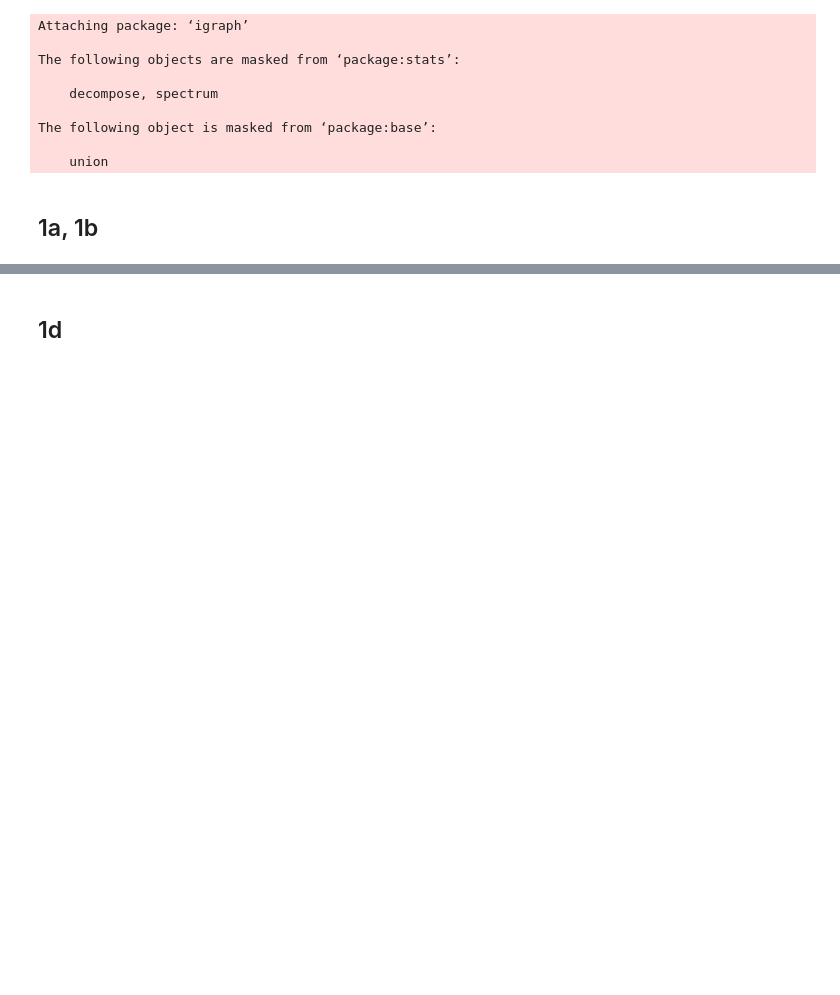
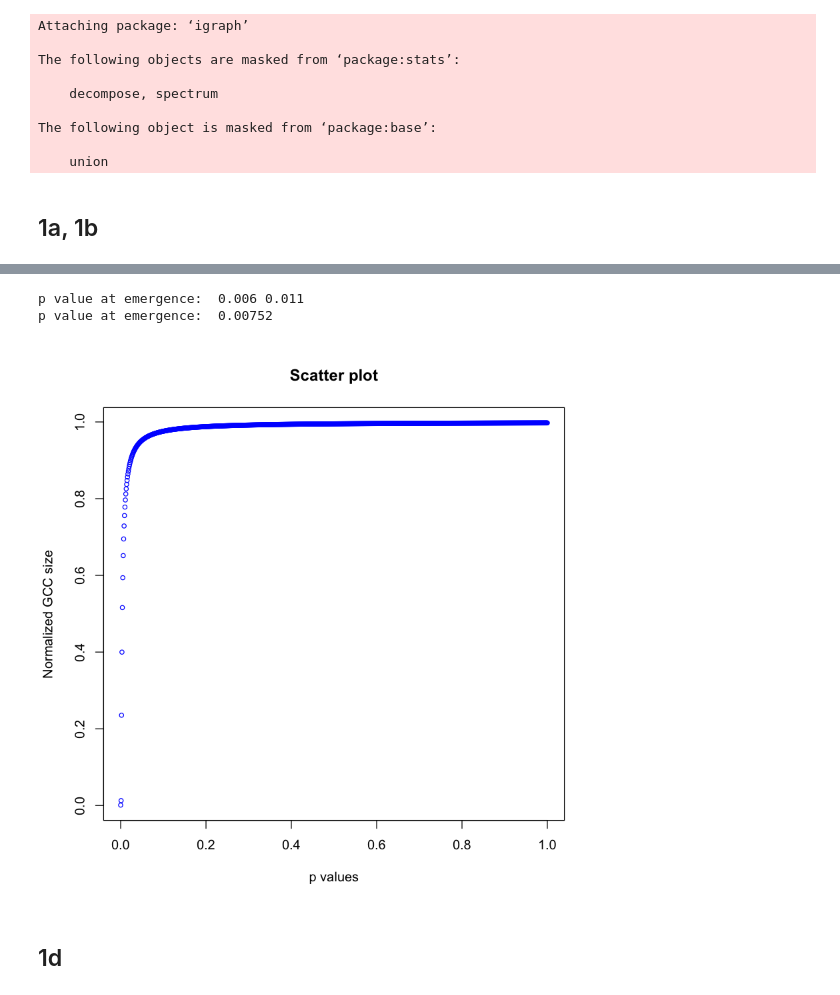
Before and after one commit to maithilibhide/ECE232, a Jupyter notebook: Project1/Random_Network_1.ipynb, the cells around one changed output, grey strips where cells are left out. Saved outputs shown, nothing was run; the diff lists cells and outputs as text; code cells hidden in the pictures; blank space fills up the shorter version.

```diff
--- a/Project1/Random_Network_1.ipynb
+++ b/Project1/Random_Network_1.ipynb
@@ -75,3 +113,21 @@ Diameter:  3
+# %%
+writeLines(paste("p value at emergence: ", min(pc), max(pc1)))
+plot(p_list, normalized_gcc_p, xlab="p values", ylab="Normalized GCC size", main="Scatter plot", col="blue", type="p", cex=0.7)
+pc = numeric()
+for (i in 1:num_iterations) {
+  for (p in seq(from = 0, to = 1.00, by = 1e-03)) {
+    g = erdos.renyi.game(nodes, p, type="gnp")
+    if (is.connected(g))
+      break
+  }
+  pc = c(pc, p)
+}
+#print(pc)
+writeLines(paste("p value at emergence: ", mean(pc)))
+# %% [output]
+p value at emergence:  0.006 0.011
+p value at emergence:  0.00752
+[figure, added]
 # %% [markdown]
 <h2>1d</h2>
 # %%
```
Also changed, not shown: parts of 4 cells of this notebook, 1 other file.
